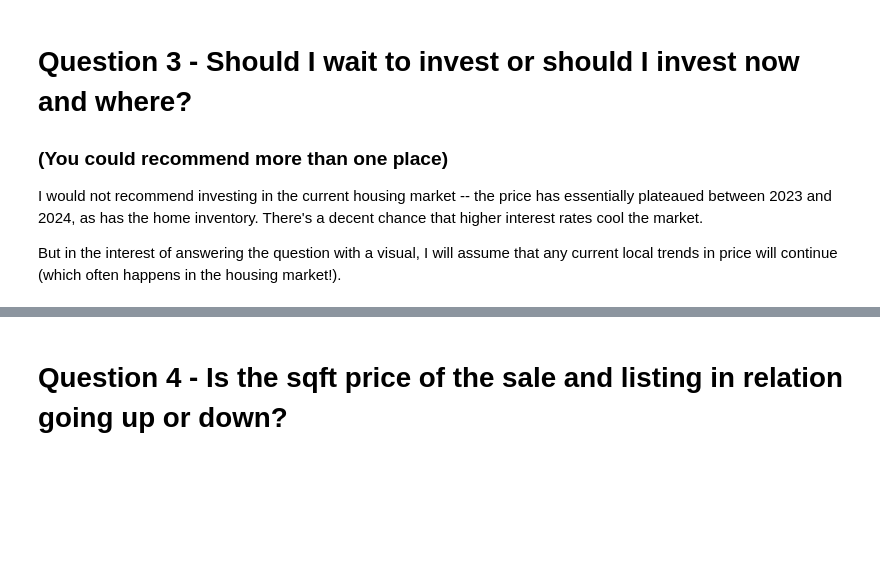
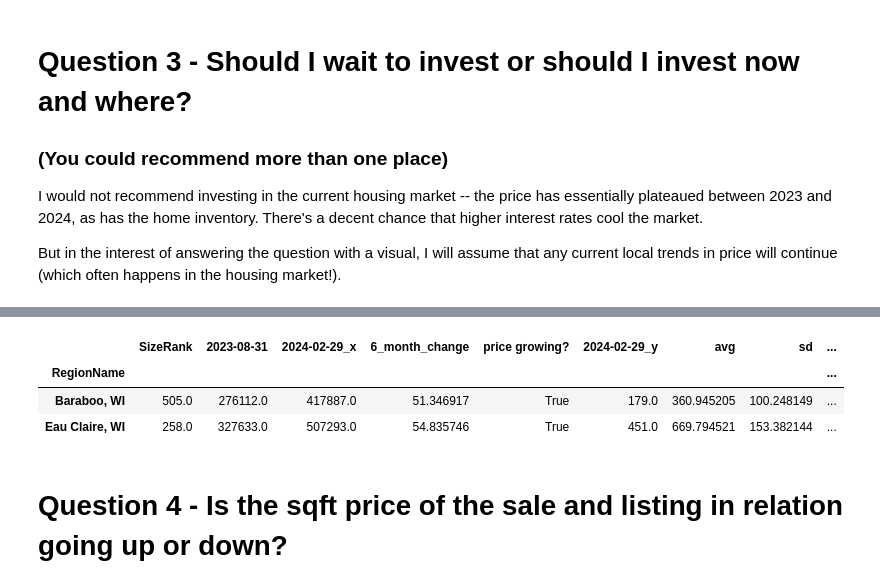
Before and after one commit to leoflewis/final-project, a Jupyter notebook: Project-Notebook.ipynb, the cells around one changed output, grey strips where cells are left out. Drawn from its saved outputs; the diff is of its cells as text; code cells hidden in the pictures; blank space fills up the shorter version.

```diff
--- a/Project-Notebook.ipynb
+++ b/Project-Notebook.ipynb
@@ -318,3 +375,10 @@ See the caveats in the documentation: https://pandas.pydata.org/pandas-docs/stab
+# %%
+reg_jdf.loc[["Baraboo, WI", "Eau Claire, WI"]]
+# %% [output]
+|  | SizeRank | 2023-08-31 | 2024-02-29_x | 6_month_change | price growing? | 2024-02-29_y | avg | sd | ... |
+| RegionName |  |  |  |  |  |  |  |  | ... |
+| Baraboo, WI | 505.0 | 276112.0 | 417887.0 | 51.346917 | True | 179.0 | 360.945205 | 100.248149 | ... |
+| Eau Claire, WI | 258.0 | 327633.0 | 507293.0 | 54.835746 | True | 451.0 | 669.794521 | 153.382144 | ... |
 # %% [markdown]
 # Question 4 - Is the sqft price of the sale and listing in relation going up or down?
 # %% [markdown]
```
Also changed, not shown: parts of 10 cells of this notebook.
